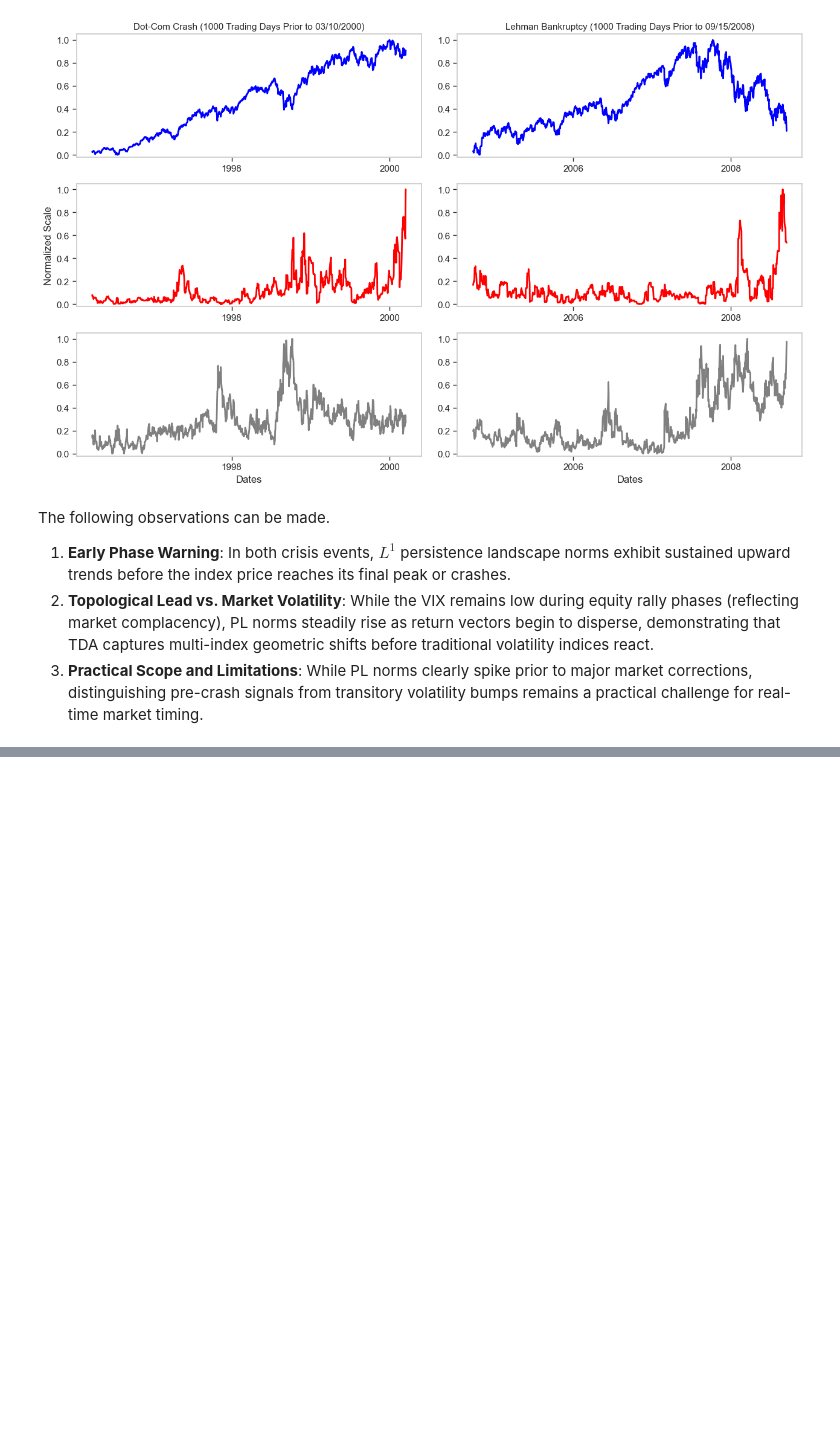
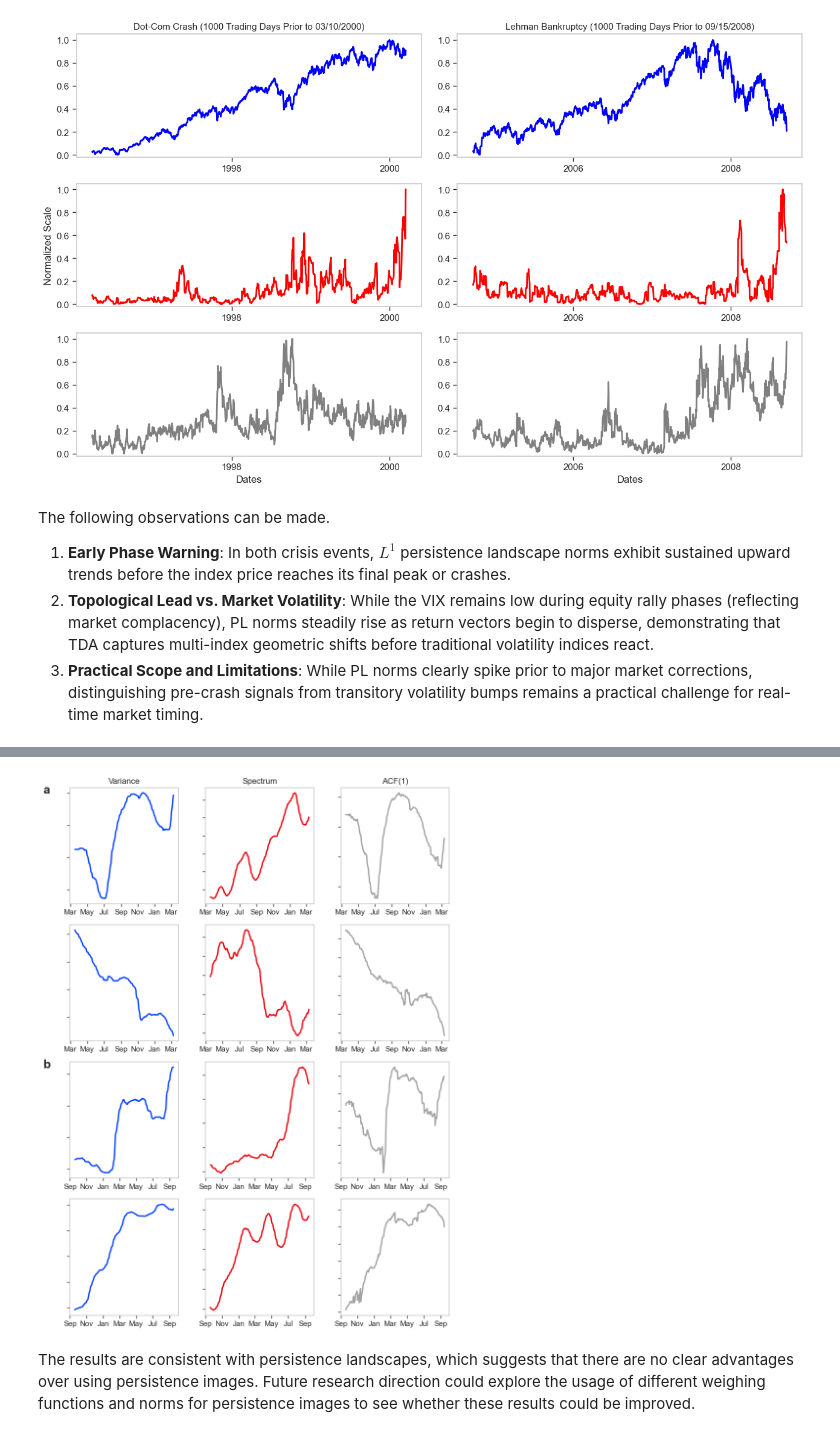
Before and after one commit to DovydasVe/computational-geometry-tda, a Jupyter notebook: reproductions/gidea_katz_2018/reproduction_landscapes_of_crashes.ipynb, the cells around one changed output, grey strips where cells are left out. Saved outputs shown, nothing was run; the diff lists cells and outputs as text; code cells hidden in the pictures; blank space fills up the shorter version.

Commit message:
Finalized reproduction and added an extention into PIs. Added norms to PIs and a full time-series sliding window pipeline. Updated documentation.

```diff
--- a/reproductions/gidea_katz_2018/reproduction_landscapes_of_crashes.ipynb
+++ b/reproductions/gidea_katz_2018/reproduction_landscapes_of_crashes.ipynb
@@ -743,0 +1009,63 @@ VIX dotcom   max|var-spec| = 3.9639e-02, Pearson r = 0.7538
+# %%
+d_a, v1_a, acf1_a, spec1_a = compute_indicators(p1_50days_pi, dates_50, '2000-03-10', detrend_win=True)
+_,   v2_a, acf2_a, spec2_a = compute_indicators(pinf_50days_pi, dates_50, '2000-03-10', detrend_win=True)
+_,   vix_v_a, vix_acf_a, vix_spec_a = compute_indicators(vix_scaled, dates_50, '2000-03-10', detrend_win=False)
+
+d_b, v1_b, acf1_b, spec1_b = compute_indicators(p1_50days_pi, dates_50, '2008-09-15', detrend_win=True)
+_,   v2_b, acf2_b, spec2_b = compute_indicators(pinf_50days_pi, dates_50, '2008-09-15', detrend_win=True)
+_,   vix_v_b, vix_acf_b, vix_spec_b = compute_indicators(vix_scaled, dates_50, '2008-09-15', detrend_win=False)
+
+if inspect_output:
+    print("Dot-Com Crash (2000-03-10):")
+    for name, vals in [('L1 Variance', v1_a), ('L2 Variance', v2_a),
+                    ('L1 Spectrum', spec1_a), ('L2 Spectrum', spec2_a),
+                    ('L1 ACF(1)', acf1_a), ('L2 ACF(1)', acf2_a),
+                    ('VIX Variance', vix_v_a), ('VIX Spectrum', vix_spec_a),
+                    ('VIX ACF(1)', vix_acf_a)]:
+        kendall_report(name, vals)
+
+    print("\nLehman Bankruptcy (2008-09-15):")
+    for name, vals in [('L1 Variance', v1_b), ('L2 Variance', v2_b),
+                    ('L1 Spectrum', spec1_b), ('L2 Spectrum', spec2_b),
+                    ('L1 ACF(1)', acf1_b), ('L2 ACF(1)', acf2_b),
+                    ('VIX Variance', vix_v_b), ('VIX Spectrum', vix_spec_b),
+                    ('VIX ACF(1)', vix_acf_b)]:
+        kendall_report(name, vals)
+
+fig = plt.figure(figsize=(10, 14))
+gs = fig.add_gridspec(4, 3, hspace=0.18, wspace=0.25)
+
+ax_a_v_land = fig.add_subplot(gs[0, 0]); ax_a_s_land = fig.add_subplot(gs[0, 1]); ax_a_a_land = fig.add_subplot(gs[0, 2])
+ax_a_v_vix = fig.add_subplot(gs[1, 0]); ax_a_s_vix = fig.add_subplot(gs[1, 1]); ax_a_a_vix = fig.add_subplot(gs[1, 2])
+ax_b_v_land = fig.add_subplot(gs[2, 0]); ax_b_s_land = fig.add_subplot(gs[2, 1]); ax_b_a_land = fig.add_subplot(gs[2, 2])
+ax_b_v_vix = fig.add_subplot(gs[3, 0]); ax_b_s_vix = fig.add_subplot(gs[3, 1]); ax_b_a_vix = fig.add_subplot(gs[3, 2])
+
+ax_a_v_land.plot(d_a, v1_a, color=colors[0], lw=2.0)
+ax_a_v_land.set_title('Variance')
+ax_a_v_land.text(-0.25,0.95,'a',transform=ax_a_v_land.transAxes,fontsize=18,fontweight='bold')
+ax_a_s_land.plot(d_a, spec1_a, color=colors[3], lw=2.0)
+ax_a_s_land.set_title('Spectrum')
+ax_a_a_land.plot(d_a, acf1_a, color=colors[7], lw=2.0)
+ax_a_a_land.set_title('ACF(1)')
+
+ax_a_v_vix.plot(d_a, vix_v_a, color=colors[0], lw=2.0)
+ax_a_s_vix.plot(d_a, vix_spec_a, color=colors[3], lw=2.0)
+ax_a_a_vix.plot(d_a, vix_acf_a, color=colors[7], lw=2.0)
+
+ax_b_v_land.plot(d_b, v1_b, color=colors[0], lw=2.0)
+ax_b_v_land.text(-0.25,0.95,'b',transform=ax_b_v_land.transAxes,fontsize=18,fontweight='bold')
+ax_b_s_land.plot(d_b, spec1_b, color=colors[3], lw=2.0)
+ax_b_a_land.plot(d_b, acf1_b, color=colors[7], lw=2.0)
+
+ax_b_v_vix.plot(d_b, vix_v_b, color=colors[0], lw=2.0)
+ax_b_s_vix.plot(d_b, vix_spec_b, color=colors[3], lw=2.0)
+ax_b_a_vix.plot(d_b, vix_acf_b, color=colors[7], lw=2.0)
+
+for ax in fig.axes:
+    ax.tick_params(bottom=True, left=True, length=4, width=1.0)
+    ax.xaxis.set_major_locator(mdates.MonthLocator(interval=2))
+    ax.xaxis.set_major_formatter(mdates.DateFormatter('%b'))
+    ax.set_yticklabels([])
+
+plt.show()
+# %% [output]
@@ -743,0 +1089,3 @@ VIX dotcom   max|var-spec| = 3.9639e-02, Pearson r = 0.7538
+[figure, added]
+# %% [markdown]
+The results are consistent with persistence landscapes, which suggests that there are no clear advantages over using persistence images. Future research direction could explore the usage of different weighing functions and norms for persistence images to see whether these results could be improved.
```
Also changed, not shown: parts of 21 cells of this notebook, 6 other files.
